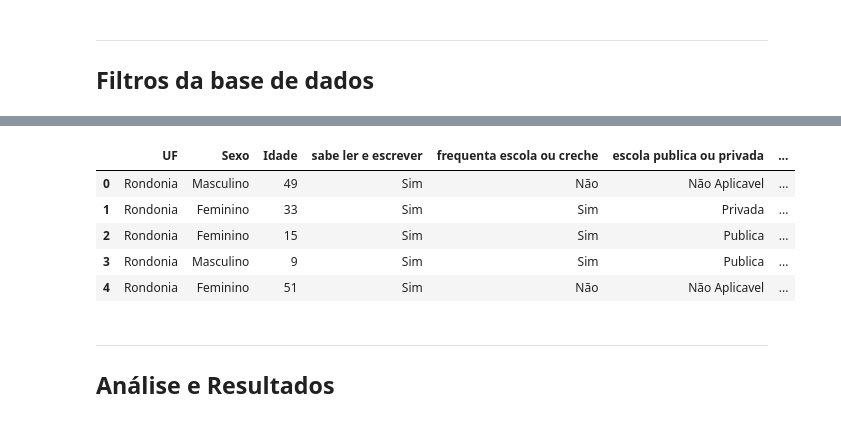
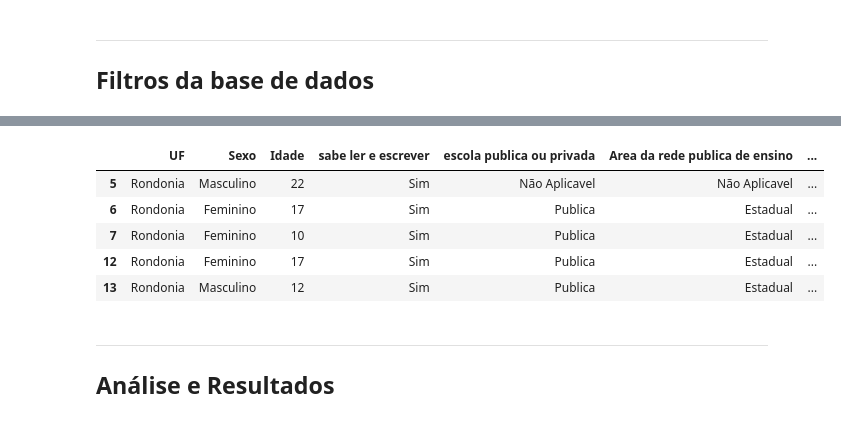
Before and after one commit to 4rfel/DP_DADOS_2019, a Jupyter notebook: Projeto1 Layout.ipynb, the cells around one changed output, grey strips where cells are left out. Drawn from its saved outputs; the diff is of its cells as text; code cells hidden in the pictures.

```diff
--- a/Projeto1 Layout.ipynb
+++ b/Projeto1 Layout.ipynb
@@ -427,13 +370,20 @@ See the caveats in the documentation: http://pandas.pydata.org/pandas-docs/stabl
-# %%
-novo_df1.columns = new_names1
-novo_df1.head()
-# %% [output]
-|  | UF | Sexo | Idade | sabe ler e escrever | frequenta escola ou creche | escola publica ou privada | ... |
-| 0 | Rondonia | Masculino | 49 | Sim | Não | Não Aplicavel | ... |
-| 1 | Rondonia | Feminino | 33 | Sim | Sim | Privada | ... |
-| 2 | Rondonia | Feminino | 15 | Sim | Sim | Publica | ... |
-| 3 | Rondonia | Masculino | 9 | Sim | Sim | Publica | ... |
-| 4 | Rondonia | Feminino | 51 | Sim | Não | Não Aplicavel | ... |
+# %%
+aa = []
+for e in df_2011['renda']:
+    try:
+        aa.append(int(e))
+    except:
+        aa.append('0')
+df_2011['renda'] = aa
+# %%
+df_2011.head()
+# %% [output]
+|  | UF | Sexo | Idade | sabe ler e escrever | escola publica ou privada | Area da rede publica de ensino | ... |
+| 5 | Rondonia | Masculino | 22 | Sim | Não Aplicavel | Não Aplicavel | ... |
+| 6 | Rondonia | Feminino | 17 | Sim | Publica | Estadual | ... |
+| 7 | Rondonia | Feminino | 10 | Sim | Publica | Estadual | ... |
+| 12 | Rondonia | Feminino | 17 | Sim | Publica | Estadual | ... |
+| 13 | Rondonia | Masculino | 12 | Sim | Publica | Estadual | ... |
 # %% [markdown]
 ___
 ## Análise e Resultados
```
Also changed, not shown: parts of 23 cells of this notebook, 2 other files.
